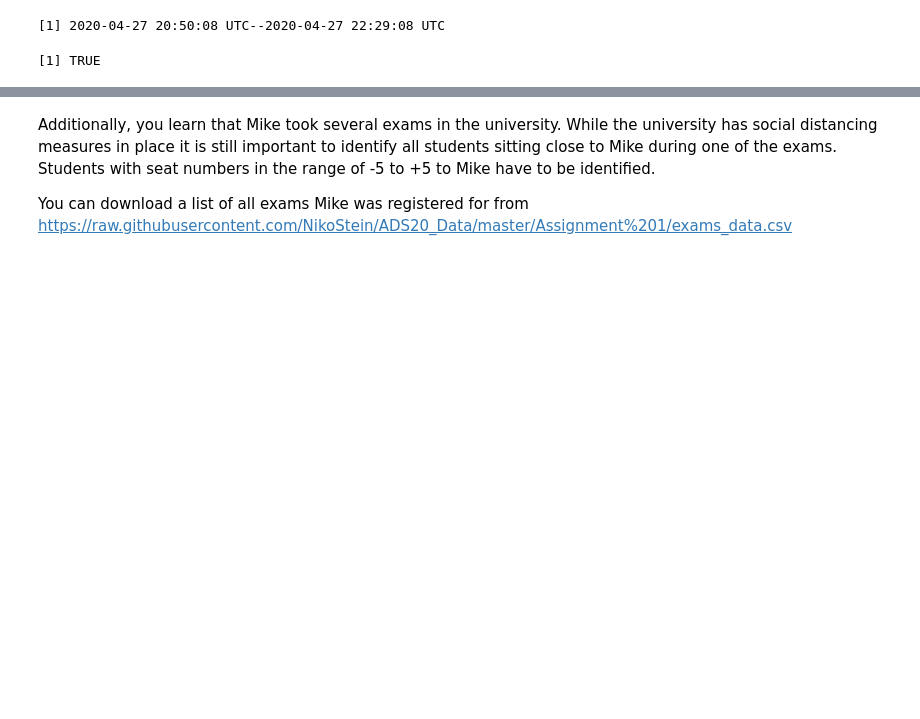
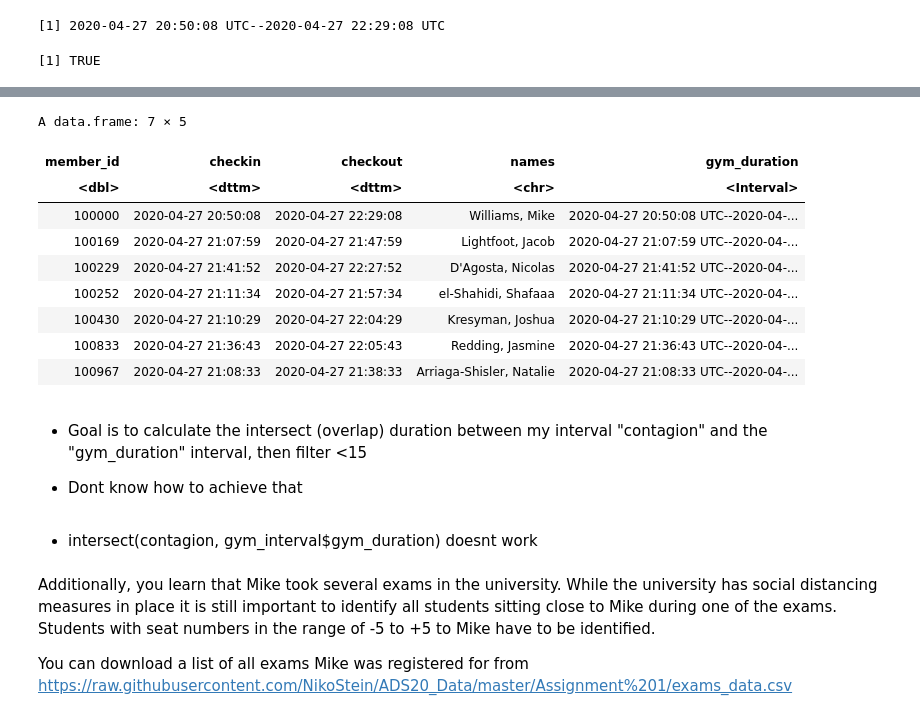
Before and after one commit to michiWS1920/ADS20, a Jupyter notebook: ADS_Programming_Assignment_1.ipynb, the cells around one changed output, grey strips where cells are left out. Drawn from its saved outputs; the diff is of its cells as text; code cells hidden in the pictures; blank space fills up the shorter version.

Commit message:
T2 Intersect Problem

```diff
--- a/ADS_Programming_Assignment_1.ipynb
+++ b/ADS_Programming_Assignment_1.ipynb
@@ -547,3 +603,23 @@ ymd_hms("2020-04-27 20:53:08") %within% contagion
+# %%
+gym_interval %>%
+filter(gym_duration %within% contagion)
+# %% [output]
+A data.frame: 7 × 5
+| member_id | checkin | checkout | names | gym_duration |
+| <dbl> | <dttm> | <dttm> | <chr> | <Interval> |
+| 100000 | 2020-04-27 20:50:08 | 2020-04-27 22:29:08 | Williams, Mike | 2020-04-27 20:50:08 UTC--2020-04-... |
+| 100169 | 2020-04-27 21:07:59 | 2020-04-27 21:47:59 | Lightfoot, Jacob | 2020-04-27 21:07:59 UTC--2020-04-... |
+| 100229 | 2020-04-27 21:41:52 | 2020-04-27 22:27:52 | D'Agosta, Nicolas | 2020-04-27 21:41:52 UTC--2020-04-... |
+| 100252 | 2020-04-27 21:11:34 | 2020-04-27 21:57:34 | el-Shahidi, Shafaaa | 2020-04-27 21:11:34 UTC--2020-04-... |
+| 100430 | 2020-04-27 21:10:29 | 2020-04-27 22:04:29 | Kresyman, Joshua | 2020-04-27 21:10:29 UTC--2020-04-... |
+| 100833 | 2020-04-27 21:36:43 | 2020-04-27 22:05:43 | Redding, Jasmine | 2020-04-27 21:36:43 UTC--2020-04-... |
+| 100967 | 2020-04-27 21:08:33 | 2020-04-27 21:38:33 | Arriaga-Shisler, Natalie | 2020-04-27 21:08:33 UTC--2020-04-... |
+# %% [markdown]
+* Goal is to calculate the intersect (overlap) duration between my interval "contagion" and the "gym_duration" interval, then filter <15
+
+* Dont know how to achieve that
+# %% [markdown]
+* intersect(contagion, gym_interval$gym_duration) doesnt work
 # %% [markdown]
 Additionally, you learn that Mike took several exams in the university. While the university has social distancing measures in place it is still important to identify all students sitting close to Mike during one of the exams. Students with seat numbers in the range of -5 to +5 to Mike have to be identified.
 
```
Also changed, not shown: parts of 5 cells of this notebook.
